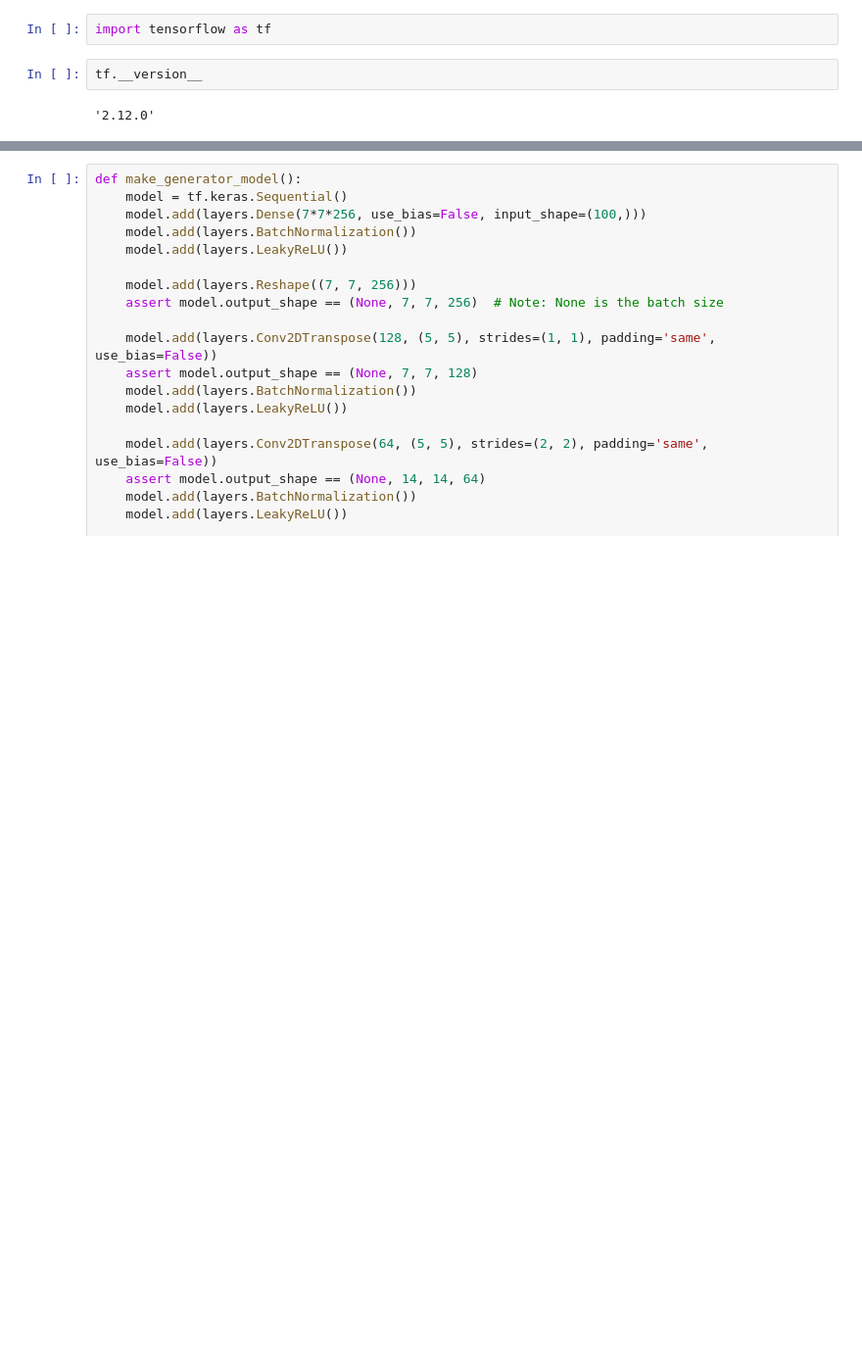
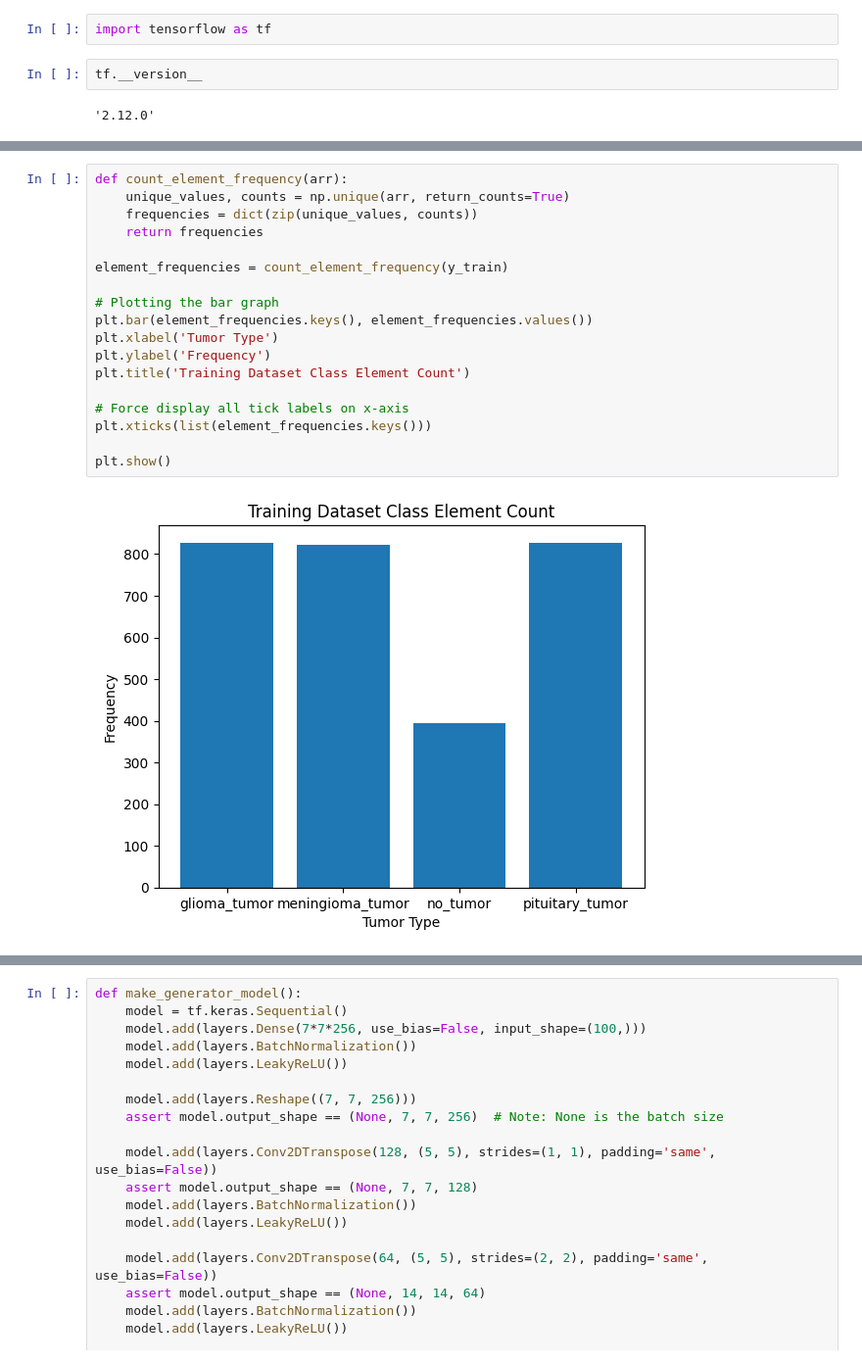
Before and after one commit to amylokh/Brain-MRI-Classification, a Jupyter notebook: Generating brain MRI using GANs.ipynb, the cells around one changed output, grey strips where cells are left out. Shown at 98% size. Saved outputs shown, nothing was run; the diff lists cells and outputs as text; blank space fills up the shorter version.

```diff
--- a/Generating brain MRI using GANs.ipynb
+++ b/Generating brain MRI using GANs.ipynb
@@ -65,0 +100,20 @@ train_images = (train_images - 127.5) / 127.5  # Normalize the images to [-1, 1]
+# %%
+def count_element_frequency(arr):
+    unique_values, counts = np.unique(arr, return_counts=True)
+    frequencies = dict(zip(unique_values, counts))
+    return frequencies
+
+element_frequencies = count_element_frequency(y_train)
+
+# Plotting the bar graph
+plt.bar(element_frequencies.keys(), element_frequencies.values())
+plt.xlabel('Tumor Type')
+plt.ylabel('Frequency')
+plt.title('Training Dataset Class Element Count')
+
+# Force display all tick labels on x-axis
+plt.xticks(list(element_frequencies.keys()))
+
+plt.show()
+# %% [output]
+[figure, added]
```
Also changed, not shown: parts of 28 cells of this notebook.
